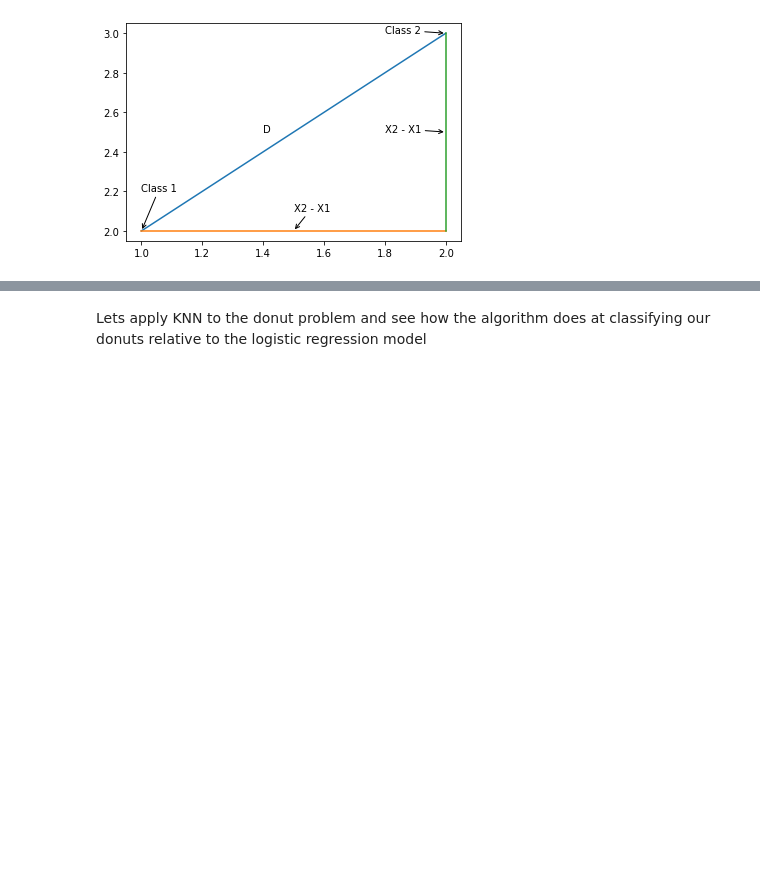
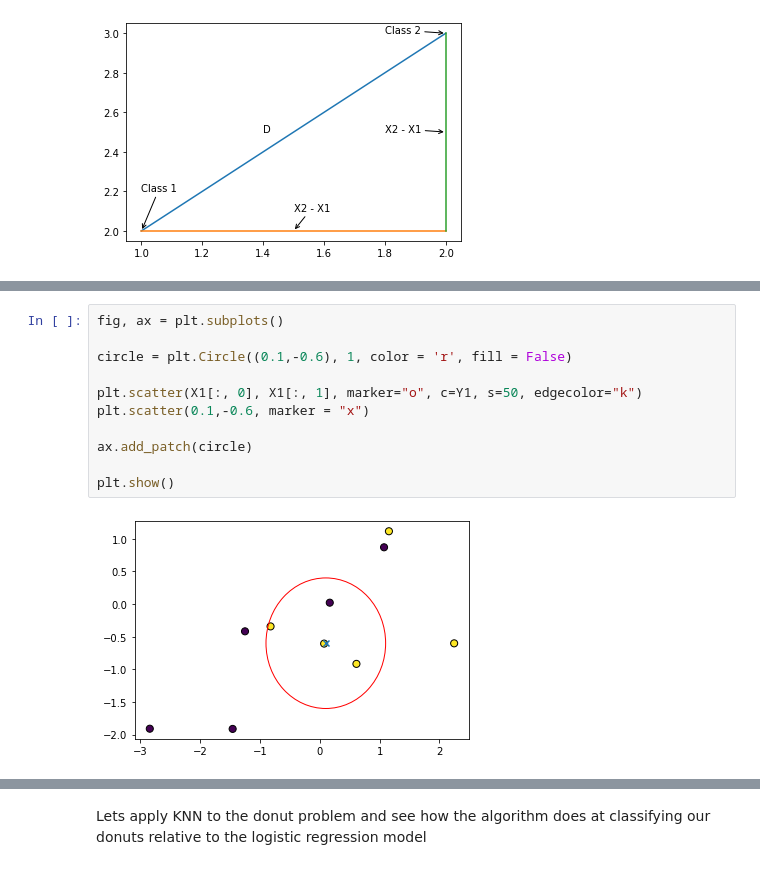
Before and after one commit to xavierharmon/Analytics, a Jupyter notebook: Logistic Regression Donut Problem.ipynb, the cells around one changed output, grey strips where cells are left out. Cells and saved outputs as stored; diff of their text form; blank space fills up the shorter version.

```diff
--- a/Logistic Regression Donut Problem.ipynb
+++ b/Logistic Regression Donut Problem.ipynb
@@ -133,0 +155,13 @@ Text(1.4, 2.5, 'D')
+# %%
+fig, ax = plt.subplots()
+
+circle = plt.Circle((0.1,-0.6), 1, color = 'r', fill = False)
+
+plt.scatter(X1[:, 0], X1[:, 1], marker="o", c=Y1, s=50, edgecolor="k")
+plt.scatter(0.1,-0.6, marker = "x")
+
+ax.add_patch(circle)
+
+plt.show()
+# %% [output]
+[figure, added]
```
Also changed, not shown: parts of 8 cells of this notebook.
